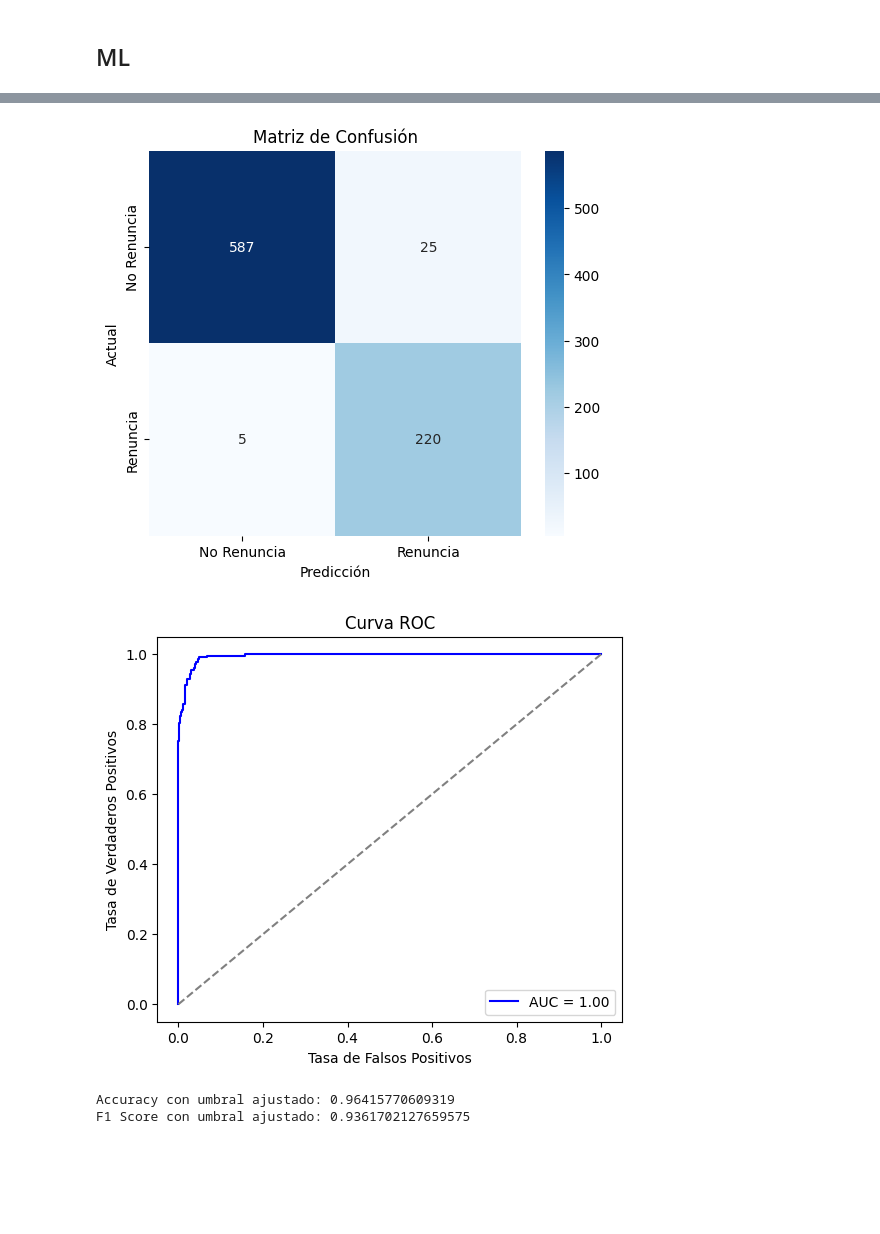
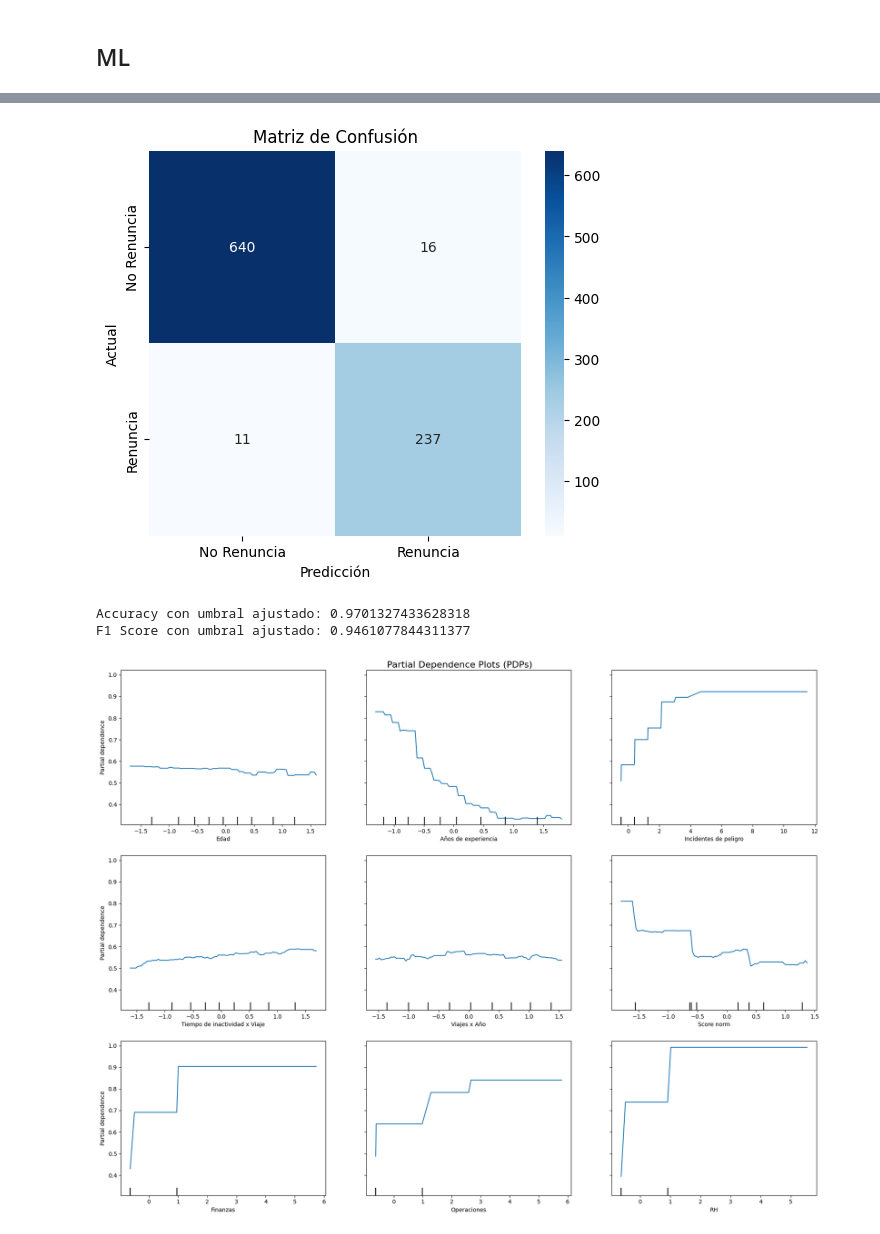
Before and after one commit to erick-mb/Traxion, a Jupyter notebook: Traxion.ipynb, the cells around one changed output, grey strips where cells are left out. Cells and saved outputs as stored; diff of their text form; code cells hidden in the pictures; blank space fills up the shorter version.

```diff
--- a/Traxion.ipynb
+++ b/Traxion.ipynb
@@ -235,14 +235,15 @@ def calcular_probabilidad_renuncia(row):
 
     return prob
 # %%
-from sklearn.preprocessing import MinMaxScaler
+from sklearn.preprocessing import StandardScaler
 
-total_df['Probabilidad Renuncia'] = total_df.apply(calcular_probabilidad_renuncia, axis=1)
+total_df['Score de Renuncia'] = total_df.apply(calcular_probabilidad_renuncia, axis=1)
 
 # Se normalizan las puntuaciones
-total_df['Probabilidad Renuncia'] = MinMaxScaler().fit_transform(total_df[['Probabilidad Renuncia']])
+total_df['Score de Renuncia'] = StandardScaler().fit_transform(total_df[['Score de Renuncia']])
 
 # Se fija un umbral
-total_df['Renuncia'] = (total_df['Probabilidad Renuncia'] > .38).astype(int)
-total_df['Renuncia'].sum() / len(total_df)
+total_df['Renuncia'] = (total_df['Score de Renuncia'] > 0).astype(int)
+
+print(f"Tasa de renuncia: {total_df['Renuncia'].sum()/len(total_df)}")
 # %% [output]
@@ -303,11 +312,4 @@ Try using .loc[row_indexer,col_indexer] = value instead
 
 See the caveats in the documentation: https://pandas.pydata.org/pandas-docs/stable/user_guide/indexing.html#returning-a-view-versus-a-copy
   app_quejas['NLP'] = app_quejas['Comentarios'].apply(lambda x: analizador_sentimientos(x)[0])
-# %%
-import pandas as pd
-
-app_quejas = pd.read_csv('app_quejas+nlp.csv')
-app_quejas['NLP'] = app_quejas['NLP'].apply(eval)
-empleados = pd.read_csv('empleados.csv')
-empleados['Fecha contratacion'] = pd.to_datetime(empleados['Fecha contratacion'])
 # %%
@@ -590,6 +609,8 @@ F1 Score: 0.9307875894988067
 import xgboost as xgb
 from sklearn.model_selection import GridSearchCV
 from imblearn.over_sampling import SMOTE
+
+predictor_columns = [x for x in numeric_columns if x not in ['Tiempo de inactividad total', 'Viajes realizados', 'Km totales recorridos','Antigüedad (dias)', 'KM x Viaje']]
 
 # Crear las variables X (independientes) y (dependiente)
 X = joined_data[predictor_columns]  # Características
@@ -599,16 +620,17 @@ scaler = StandardScaler()
 X = X.copy()
 X[predictor_columns] = scaler.fit_transform(X[predictor_columns])
 
-smote = SMOTE(random_state=42)
+smote = SMOTE(random_state=random_seed)
 X_smote, y_smote = smote.fit_resample(X, y)
 
 # Dividimos los datos de entrenamiento y prueba
-X_train, X_test, y_train, y_test = train_test_split(X_smote, y_smote, test_size=0.2, random_state=42)
+X_train, X_test, y_train, y_test = train_test_split(X_smote, y_smote, test_size=0.2, random_state=random_seed)
 
 param_grid = {
     'max_depth': [3],
-    'learning_rate': [0.3, 0.35],
-    'n_estimators': [150,175]
+    'learning_rate': [0.35],
+    'n_estimators': [250,300,400,500],
+    'colsample_bytree': [0.8]
 }
 
 xgb_model = xgb.XGBClassifier()
@@ -684,44 +706,47 @@ plt.show()
 # %%
 y_prob = grid_search.best_estimator_.predict_proba(X_test)[:, 1]  # Probabilidad de clase positiva (Renunció)
 
 # Ajustamos el umbral para maximizar la detección de renuncias
 threshold = 0.3
 
 # Clasificamos en función del nuevo umbral
 y_pred_adjusted = (y_prob >= threshold).astype(int)
 
 # Matriz de Confusión
 conf_matrix = confusion_matrix(y_test, y_pred_adjusted)
 plt.figure(figsize=(6, 5))
 sns.heatmap(conf_matrix, annot=True, fmt='d', cmap='Blues', xticklabels=['No Renuncia', 'Renuncia'], yticklabels=['No Renuncia', 'Renuncia'])
 plt.xlabel('Predicción')
 plt.ylabel('Actual')
 plt.title('Matriz de Confusión')
 plt.show()
 
-# Curva ROC
-fpr, tpr, thresholds = roc_curve(y_test, y_prob)
-roc_auc = auc(fpr, tpr)
-
-plt.figure(figsize=(6, 5))
-plt.plot(fpr, tpr, color='blue', label=f'AUC = {roc_auc:.2f}')
-plt.plot([0, 1], [0, 1], color='gray', linestyle='--')  # Línea de no discriminación
-plt.xlabel('Tasa de Falsos Positivos')
-plt.ylabel('Tasa de Verdaderos Positivos')
-plt.title('Curva ROC')
-plt.legend(loc='lower right')
-plt.show()
-
 accuracy = accuracy_score(y_test, y_pred_adjusted)
 f1 = f1_score(y_test, y_pred_adjusted)
 
 print(f'Accuracy con umbral ajustado: {accuracy}')
 print(f'F1 Score con umbral ajustado: {f1}')
 # %% [output]
-[figure, old version]
+[figure, new version]
-[figure, removed]
-Accuracy con umbral ajustado: 0.96415770609319
-F1 Score con umbral ajustado: 0.9361702127659575
+Accuracy con umbral ajustado: 0.9701327433628318
+F1 Score con umbral ajustado: 0.9461077844311377
+# %%
+from sklearn.inspection import PartialDependenceDisplay
+
+# Modelo entrenado
+best_model = grid_search.best_estimator_
+
+# Selección de variables a analizar
+variables_a_graficar = predictor_columns
+
+# Gráfico PDP
+fig, ax = plt.subplots(figsize=(18, 14))
+PartialDependenceDisplay.from_estimator(best_model, X_train, variables_a_graficar, ax=ax)
+fig.suptitle("Partial Dependence Plots (PDPs)", fontsize=16)
+fig.tight_layout()
+plt.show()
+# %% [output]
+[figure, added]
 # %%
 import pickle
 
```
Also changed, not shown: parts of 25 cells of this notebook.
